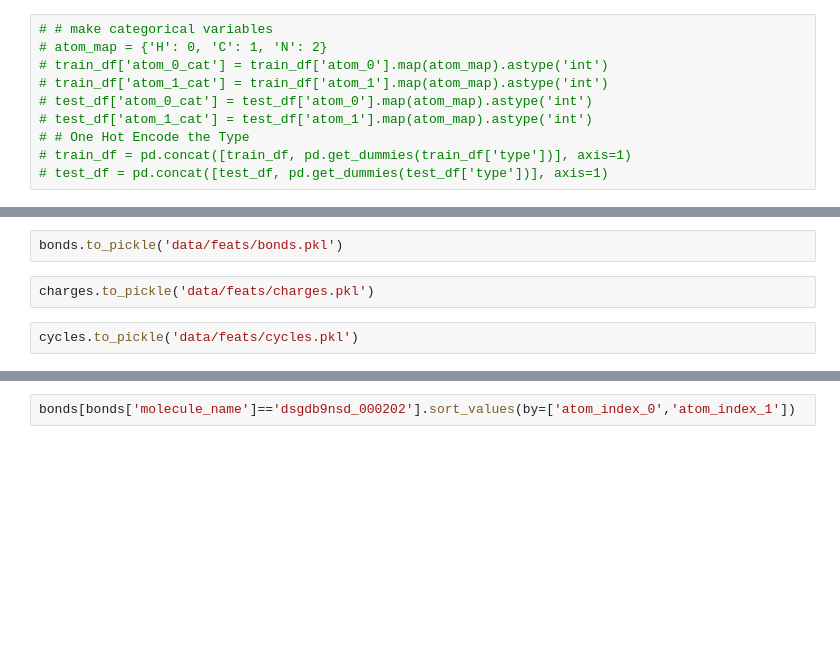
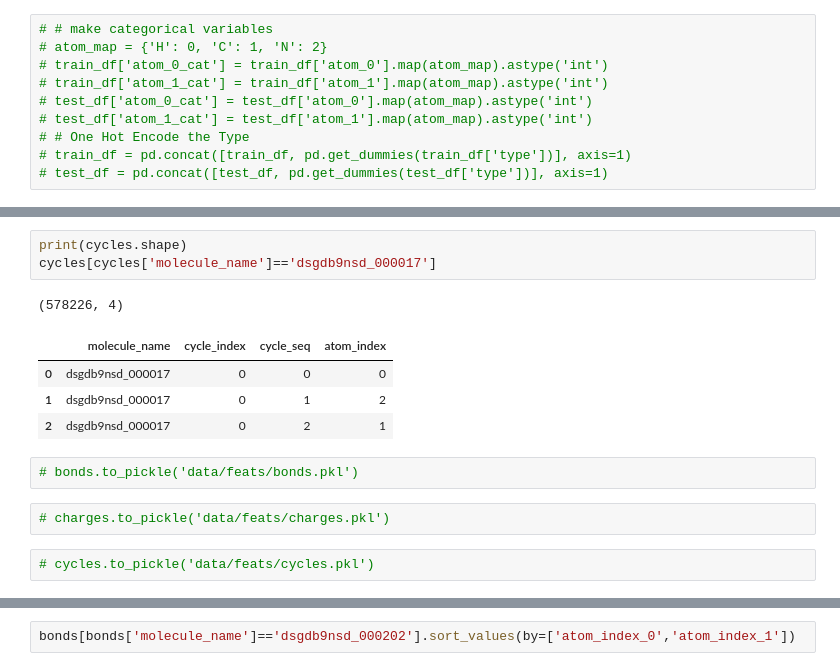
Before and after one commit to arhow/MolecularProperties, a Jupyter notebook: molecularproperties/extract_features.ipynb, the cells around one changed output, grey strips where cells are left out. Cells and saved outputs as stored; diff of their text form; blank space fills up the shorter version.

```diff
--- a/molecularproperties/extract_features.ipynb
+++ b/molecularproperties/extract_features.ipynb
@@ -1206,6 +1372,15 @@ bonds, charges, cycles = compute_bonds(structures.set_index('molecule_name'), tr
+# %%
+print(cycles.shape)
+cycles[cycles['molecule_name']=='dsgdb9nsd_000017']
+# %% [output]
+(578226, 4)
+|  | molecule_name | cycle_index | cycle_seq | atom_index |
+| 0 | dsgdb9nsd_000017 | 0 | 0 | 0 |
+| 1 | dsgdb9nsd_000017 | 0 | 1 | 2 |
+| 2 | dsgdb9nsd_000017 | 0 | 2 | 1 |
 # %%
-bonds.to_pickle('data/feats/bonds.pkl')
+# bonds.to_pickle('data/feats/bonds.pkl')
 # %%
-charges.to_pickle('data/feats/charges.pkl')
+# charges.to_pickle('data/feats/charges.pkl')
 # %%
-cycles.to_pickle('data/feats/cycles.pkl')
+# cycles.to_pickle('data/feats/cycles.pkl')
```
Also changed, not shown: parts of 23 cells of this notebook, 2 other files.
